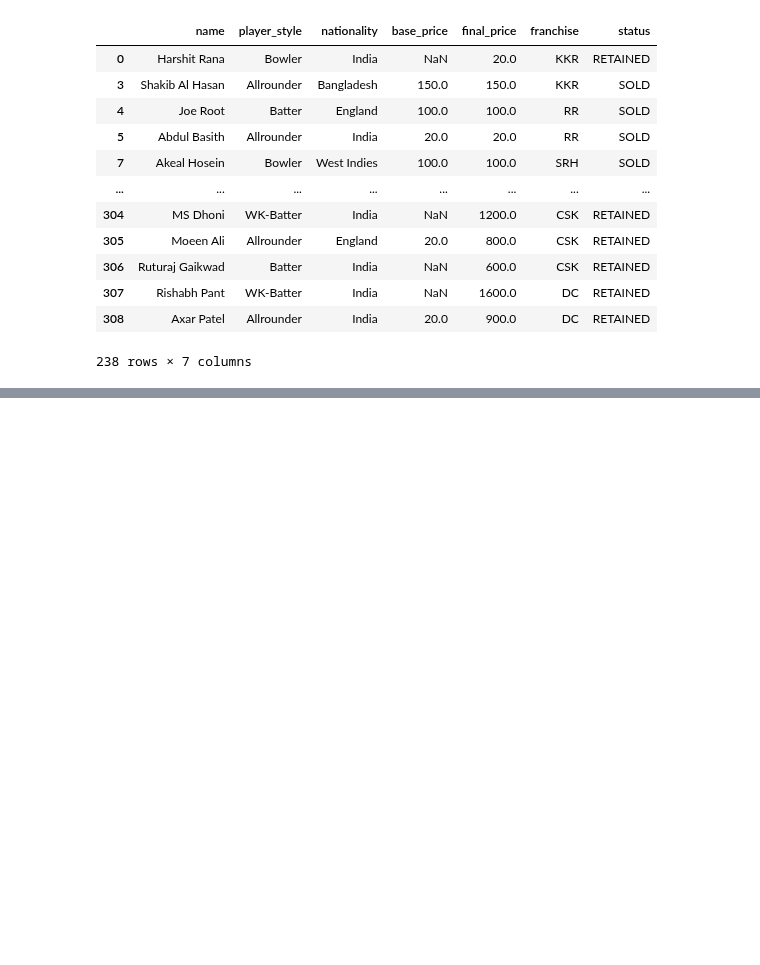
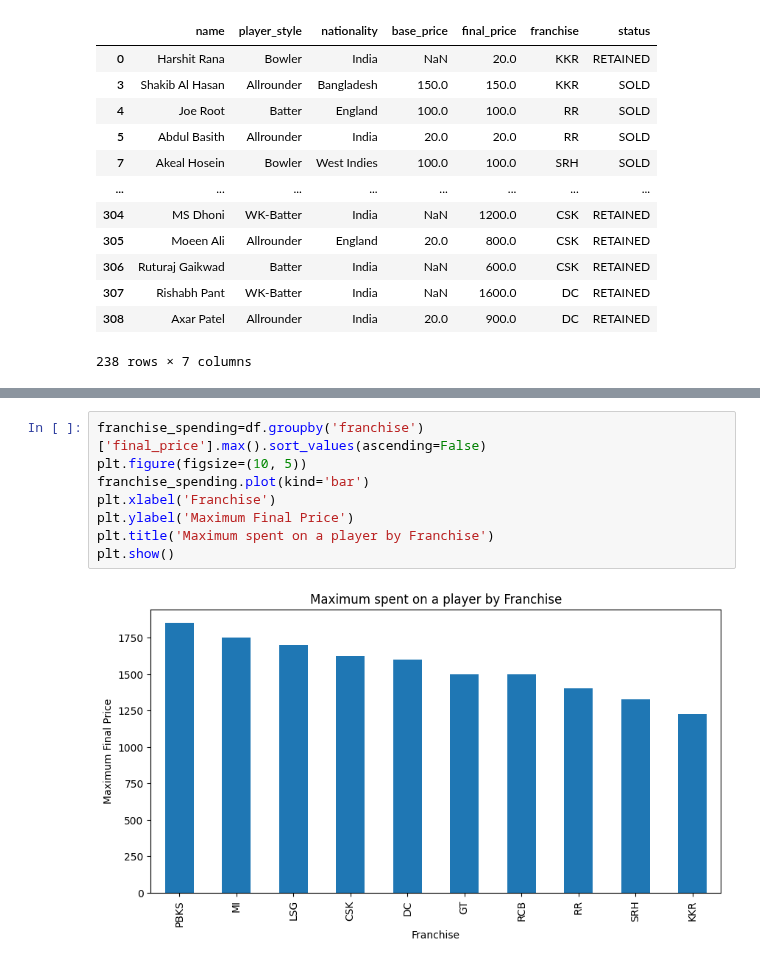
Before and after one commit to SanjilaGangaju/ExploratoryDataAnalysis_usingPython, a Jupyter notebook: IPL_Auction.ipynb, the cells around one changed output, grey strips where cells are left out. Cells and saved outputs as stored; diff of their text form; blank space fills up the shorter version.

```diff
--- a/IPL_Auction.ipynb
+++ b/IPL_Auction.ipynb
@@ -252,0 +289,10 @@ df
+# %%
+franchise_spending=df.groupby('franchise')['final_price'].max().sort_values(ascending=False)
+plt.figure(figsize=(10, 5))
+franchise_spending.plot(kind='bar')
+plt.xlabel('Franchise')
+plt.ylabel('Maximum Final Price')
+plt.title('Maximum spent on a player by Franchise')
+plt.show()
+# %% [output]
+[figure, added]
```
Also changed, not shown: parts of 8 cells of this notebook.
